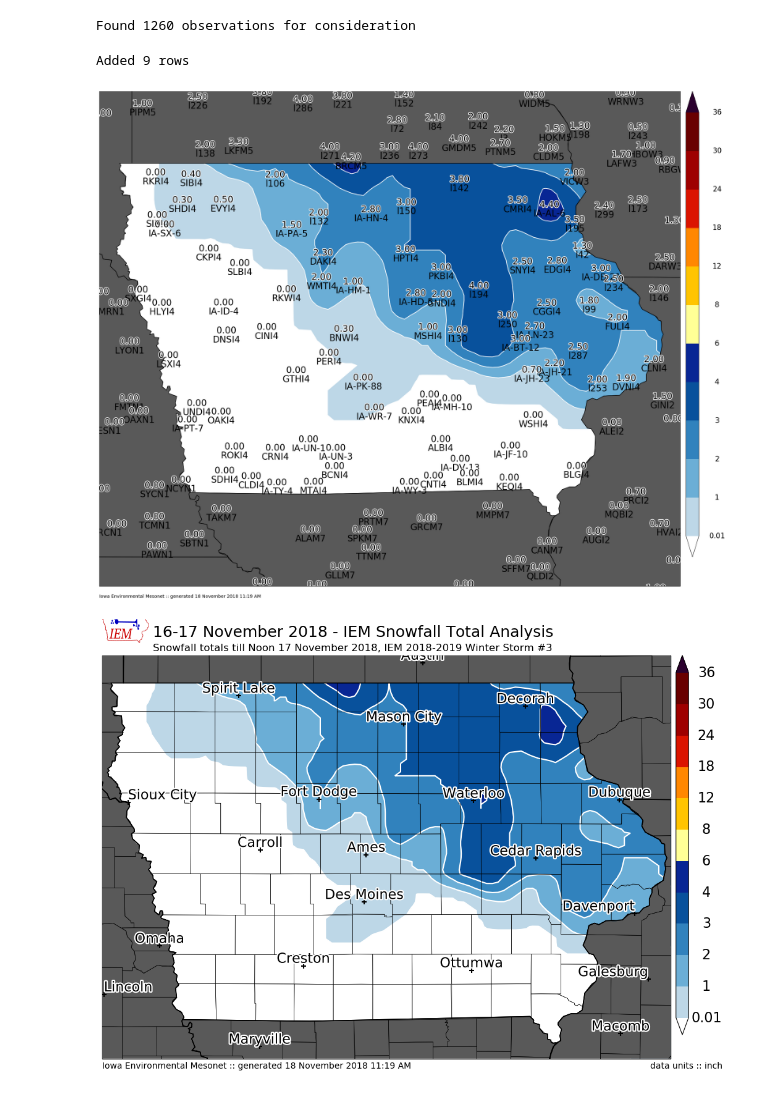
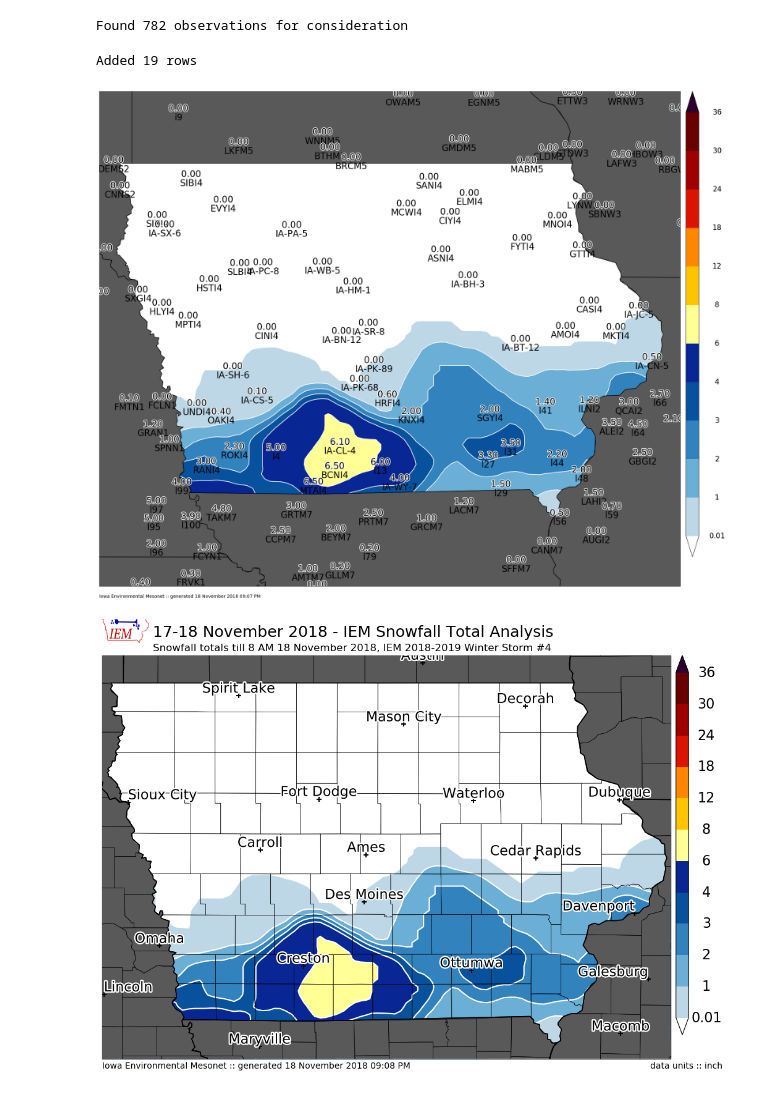
Before and after one commit to akrherz/DEV, a Jupyter notebook: coop/feature_snowfall_analysis.ipynb, the cells around one changed output. Saved outputs shown, nothing was run; the diff lists cells and outputs as text; code cells hidden in the pictures.

Commit message:
winter storm 4

```diff
--- a/coop/feature_snowfall_analysis.ipynb
+++ b/coop/feature_snowfall_analysis.ipynb
@@ -1,7 +1,7 @@
 # %%
 ####################
 # vvvvvvvvvvvvvvvvvvvvvvvvv
-STORM_NUMBER = 3
+STORM_NUMBER = 4
 SEASON = "1819"
 # ^^^^^^^^^^^^^^^^^^^^^^^^^
 ####################
@@ -66,9 +66,9 @@ def get_coop(dates):
     IEM.close()
     return data
 
-crows = get_coop( ['2018-11-16', '2018-11-17'] )
-sts = utc(2018, 11, 16, 0)
-ets = utc(2018, 11, 17, 18, 0)
+crows = get_coop( ['2018-11-18', '2018-11-19'] )
+sts = utc(2018, 11, 18, 0)
+ets = utc(2018, 11, 19, 18, 0)
 lrows = get_lsrs(sts, ets)
 
 prows = []
@@ -85,7 +85,7 @@ df = pd.DataFrame(crows + lrows + prows)
 df.sort_values(by='val', ascending=False, inplace=True)
 print("Found %s observations for consideration" % (len(df.index), ))
 # %% [output]
-Found 1260 observations for consideration
+Found 782 observations for consideration
 # %%
 # Now we filter the DataFrame
 radii = [0.4, 0.6, 0.9]  # decimal degrees
@@ -116,14 +116,14 @@ if len(newrows) > 0:
     df = df.append(newrows)
 df.set_index('label', inplace=True)
 # %% [output]
-Added 9 rows
+Added 19 rows
 # %%
-cull = ['l45', 'l282', 'AUBN1']
+cull = ['TRPI4', 'l37', 'SWAW3', 'PEAI4', 'l46', 'IA-MH-10', 'IA-WS-7', 'l17', 'IA-WP-11',
+       'IA-DV-14']
 if cull:
     df.at[cull, 'useme'] = False
 
-hardcode = [['IA-HM-1', 1.],
-            ['l106', 2.],
+hardcode = [
            ]
 for sid, val in hardcode:
     df.at[sid, 'val'] = val
@@ -143,19 +143,19 @@ np.save("%s_events/%s_%s.npy" % (SEASON, SEASON, STORM_NUMBER), vals)
 m.plot_values(df2['lon'], df2['lat'], df2['val'], '%.2f', labels=df2.index.values, textsize=20,
               labeltextsize=20, labelbuffer=0)
 # %% [output]
-[figure, old version]
+[figure, new version]
 # %%
 # now we are ready to plot!
 
 m = MapPlot(sector='iowa',
-            title='16-17 November 2018 - IEM Snowfall Total Analysis',
-            subtitle=("Snowfall totals till Noon 17 November 2018, "
+            title='17-18 November 2018 - IEM Snowfall Total Analysis',
+            subtitle=("Snowfall totals till 8 AM 18 November 2018, "
                       "IEM 2018-2019 Winter Storm #%s") % (STORM_NUMBER, ))
 m.contourf(df2.lon.values, df2.lat.values, df2.val.values, clevs, cmap=cmap,
           units='inch')
 #m.plot_values(np.array(df2.lon), np.array(df2.lat), np.array(df2.val), '%.2f')
 m.drawcounties()
 m.drawcities()
-m.postprocess(filename='181118.png')
+m.postprocess(filename='181119.png')
 # %% [output]
-[figure, old version]
+[figure, new version]
```
Also changed, not shown: 1 other file.
